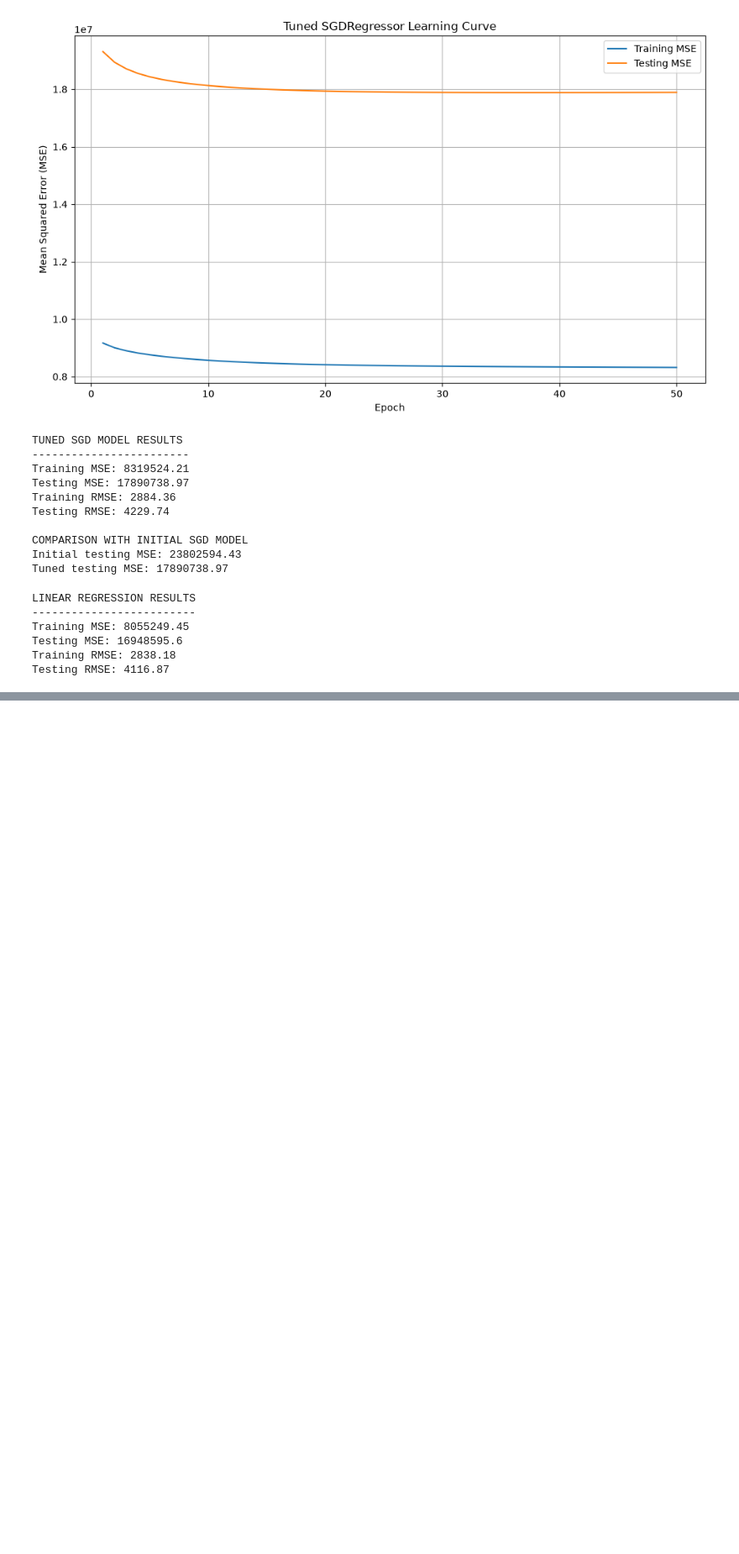
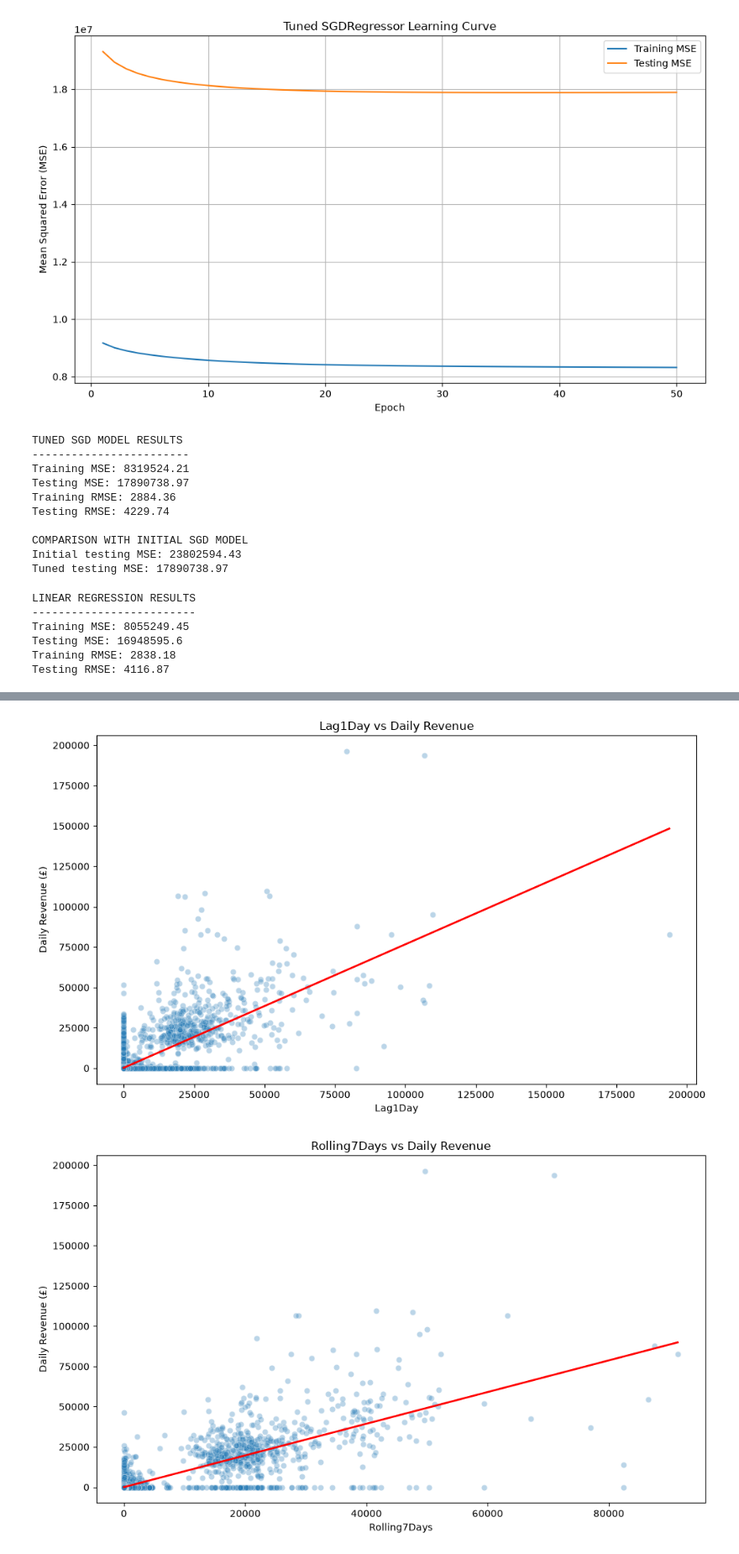
Before and after one commit to mmukamukiza21/linear_regression_model, a Jupyter notebook: summative/linear_regression/multivariate.ipynb, the cells around one changed output, grey strips where cells are left out. Shown at 84% size. Drawn from its saved outputs; the diff is of its cells as text; code cells hidden in the pictures; blank space fills up the shorter version.

Commit message:
Completed regression models and save model pipeline

```diff
--- a/summative/linear_regression/multivariate.ipynb
+++ b/summative/linear_regression/multivariate.ipynb
@@ -1087,0 +1305,48 @@ Testing RMSE: 4116.87
+# %%
+import matplotlib.pyplot as plt
+import seaborn as sns
+from sklearn.linear_model import LinearRegression
+
+# Select two useful features
+features_to_plot = ["Lag1Day", "Rolling7Days"]
+
+for feature in features_to_plot:
+
+    # Get the feature and target values
+    X_feature = model_df[[feature]]
+    y_target = model_df["DailyRevenue"]
+
+    # Fit a simple linear regression model for visualization
+    plot_model = LinearRegression()
+    plot_model.fit(X_feature, y_target)
+
+    # Generate predictions for the fitted line
+    predicted_line = plot_model.predict(X_feature)
+
+    # Create scatter plot
+    plt.figure(figsize=(10, 6))
+
+    sns.scatterplot(
+        x=model_df[feature],
+        y=y_target,
+        alpha=0.3
+    )
+
+    # Add fitted regression line
+    sorted_indices = X_feature[feature].argsort()
+
+    plt.plot(
+        X_feature[feature].iloc[sorted_indices],
+        predicted_line[sorted_indices],
+        color="red",
+        linewidth=2
+    )
+
+    plt.title(f"{feature} vs Daily Revenue")
+    plt.xlabel(feature)
+    plt.ylabel("Daily Revenue (£)")
+    plt.tight_layout()
+    plt.show()
+# %% [output]
+[figure, added]
+[figure, added]
```
Also changed, not shown: parts of 10 cells of this notebook, 1 other file.
